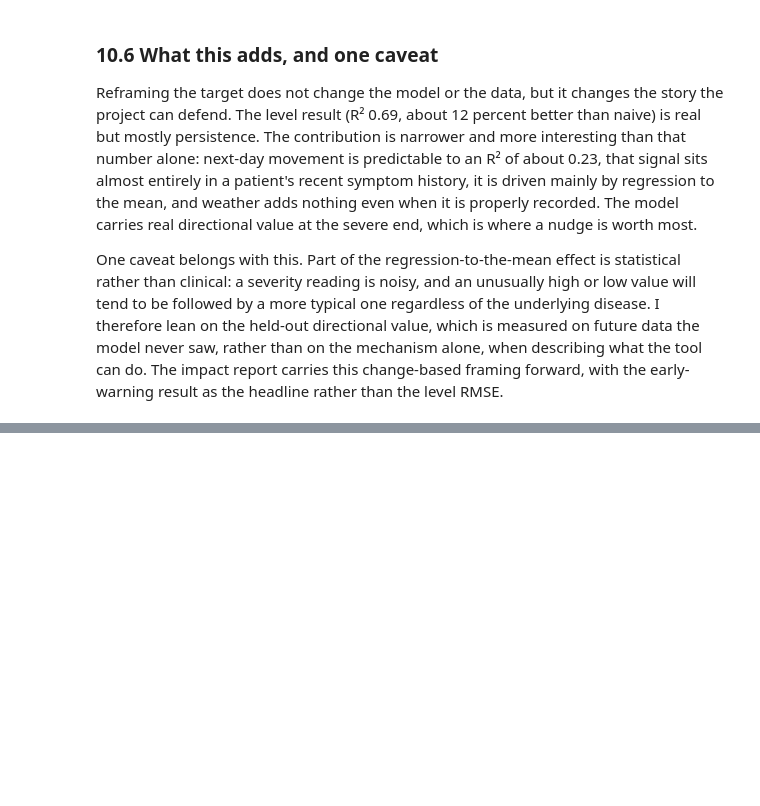
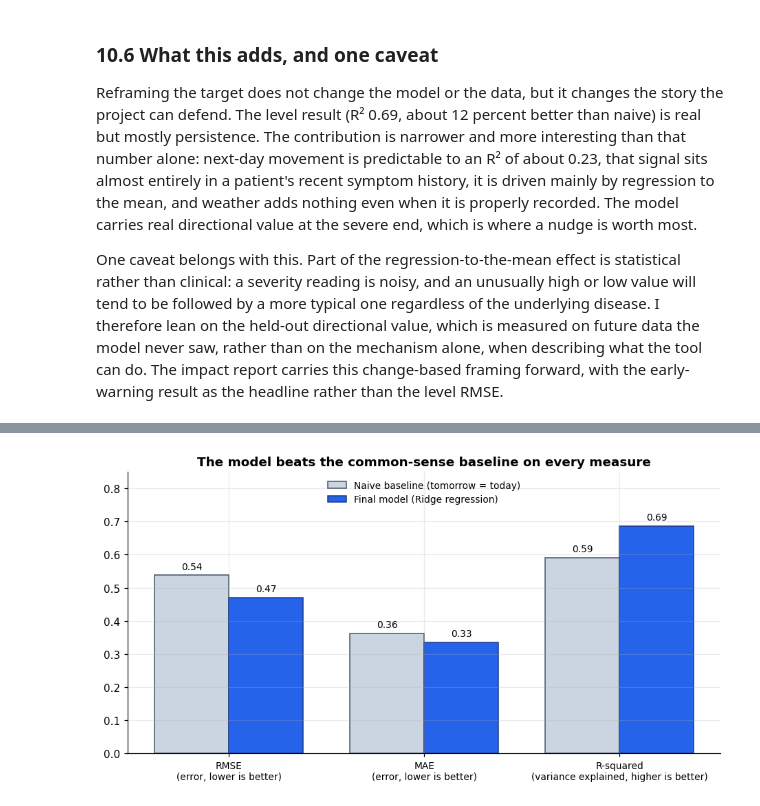
Before and after one commit to kempaviola/regression_health, a Jupyter notebook: notebooks/Viola_regression_capstone.ipynb, the cells around one changed output, grey strips where cells are left out. Cells and saved outputs as stored; diff of their text form; code cells hidden in the pictures; blank space fills up the shorter version.

```diff
--- a/notebooks/Viola_regression_capstone.ipynb
+++ b/notebooks/Viola_regression_capstone.ipynb
@@ -178,9 +287,9 @@ fig.tight_layout(); fig.savefig(FIG / '11_condition_cooccurrence.png', dpi=110);
 ## 3. Daily panel: one row per (user, day)
 Built by `src/build_panel.py`: long event log → daily features.
 # %%
-p = pd.read_csv(PANEL, parse_dates=['date'])
-print(p.shape, '| users:', p['user_id'].nunique())
-p.head()
+panel = pd.read_csv(PANEL, parse_dates=['date'])
+print(panel.shape, '| users:', panel['user_id'].nunique())
+panel.head()
 # %% [output]
 (383228, 18) | users: 42283
 |  | user_id | date | sym_count | sym_mean | sym_max | cond_count | cond_mean | treat_count | food_count | ... |
@@ -1348,18 +1422,13 @@ Sections 8 and 9 chose and stress-tested a model for next-day severity, and it b
 
 This section reframes the target to isolate that learned part. Instead of predicting tomorrow's severity, I predict the change from today, written here as Δ = tomorrow minus today. The two are linked: today's value plus a predicted change is itself a level prediction, so doing well on the change is the same as beating persistence on the level. The point of the reframe is honesty. It refuses to credit the model for inertia and forces every feature to earn its place on the part of the problem that is hard. It also lets me revisit the weather result from Section 7 on fairer terms. A variable that cannot predict the level, because it has no idea what today's severity was, might still say something about which direction tomorrow moves.
 # %%
-# 10.1 Reframe the target to the next-day change, and measure how much signal is not persistence.
-from sklearn.model_selection import cross_val_predict
+# 10.1 Reframe the target to the next-day change, and measure how much signal is not
+# just persistence.
 tr["delta"] = tr["target"] - tr["sym_mean"]      # next-day change in mean severity
 te["delta"] = te["target"] - te["sym_mean"]
-gkf = GroupKFold(5)
 
-def cv_r2_rmse(cols, y, model):
-    p = cross_val_predict(make_pipe(model), tr[cols], tr[y], cv=gkf, groups=tr["user_id"], n_jobs=-1)
-    return r2_score(tr[y], p), np.sqrt(mean_squared_error(tr[y], p))
-
-lvl_r2, _        = cv_r2_rmse(MODEL_FEATURES, "target", Ridge(alpha=1.0))
-dlt_r2, dlt_rmse = cv_r2_rmse(MODEL_FEATURES, "delta",  Ridge(alpha=1.0))
+lvl_r2, _        = grouped_cv_pred(tr, MODEL_FEATURES, tr["target"], Ridge(alpha=1.0))
+dlt_r2, dlt_rmse = grouped_cv_pred(tr, MODEL_FEATURES, tr["delta"],  Ridge(alpha=1.0))
 floor = np.sqrt(np.mean(tr["delta"]**2))
 print(f"level target  : grouped-CV R2 {lvl_r2:.3f}")
 print(f"change target : grouped-CV R2 {dlt_r2:.3f}   ({(lvl_r2-dlt_r2)/lvl_r2*100:.0f}% of the level R2 was persistence)")
@@ -1371,7 +1440,7 @@ print(f"share of user-days whose severity moves at all: {(tr['delta'].abs()>0).m
 fig, ax = plt.subplots(figsize=(6,4))
 vals = [lvl_r2, dlt_r2]
 bars = ax.bar(["Level\n(tomorrow's severity)","Change\n(tomorrow minus today)"], vals,
-              color=["#9ca3af","#2563eb"], width=.6)
+              color=[PALETTE['grey'], PALETTE['primary']], width=.6)
 for b,v in zip(bars,vals): ax.text(b.get_x()+b.get_width()/2, v+.012, f"{v:.2f}", ha="center", fontweight="bold")
 ax.set_ylabel("Grouped-CV R² (train)"); ax.set_ylim(0,.78)
 ax.set_title("How much of the level R² is just persistence?")
@@ -1528,0 +1792,25 @@ One caveat belongs with this. Part of the regression-to-the-mean effect is stati
+# %%
+# Figure 1: the model against the naive baseline, on the three headline metrics.
+labels = ["RMSE\n(error, lower is better)", "MAE\n(error, lower is better)",
+          "R-squared\n(variance explained, higher is better)"]
+naive_vals = [b_rmse, b_mae, b_r2]
+model_vals = [m_rmse, m_mae, m_r2]
+
+x = np.arange(len(labels)); w = 0.38
+fig, ax = plt.subplots(figsize=(8.5, 4.6))
+bars_n = ax.bar(x - w/2, naive_vals, w, label="Naive baseline (tomorrow = today)",
+                color="#cbd5e1", edgecolor=PALETTE['slate'])
+bars_m = ax.bar(x + w/2, model_vals, w, label="Final model (Ridge regression)",
+                color=PALETTE['primary'], edgecolor="#1e3a8a")
+for bars in (bars_n, bars_m):
+    for b in bars:
+        ax.text(b.get_x() + b.get_width()/2, b.get_height() + 0.012,
+                f"{b.get_height():.2f}", ha="center", va="bottom", fontsize=9)
+ax.set_xticks(x); ax.set_xticklabels(labels, fontsize=9)
+ax.set_ylim(0, 0.85)
+ax.set_title("The model beats the common-sense baseline on every measure",
+             fontsize=12, weight="bold")
+ax.legend(frameon=False, fontsize=9, loc="upper center")
+plt.tight_layout(); plt.show()
+# %% [output]
+[figure, added]
```
Also changed, not shown: parts of 58 cells of this notebook, 24 other files.
